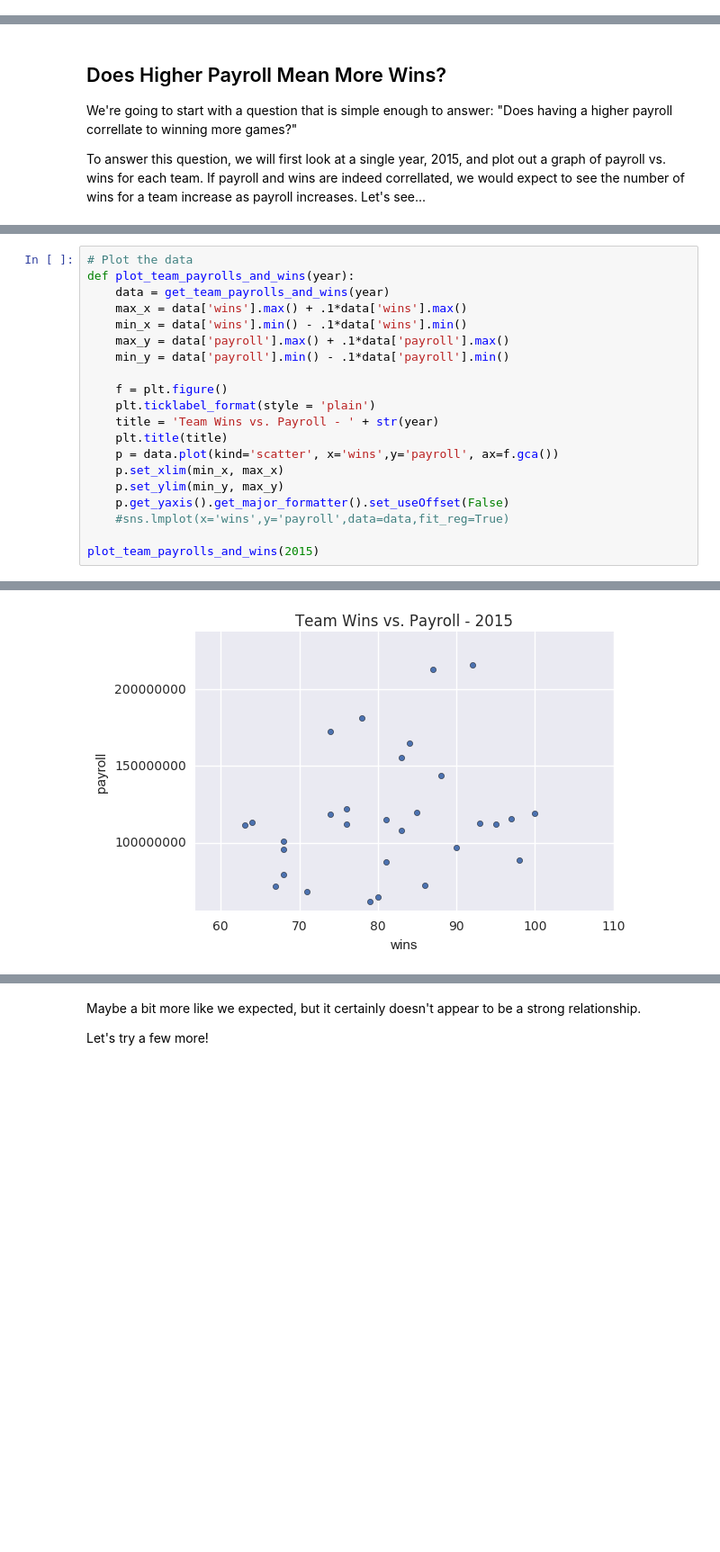
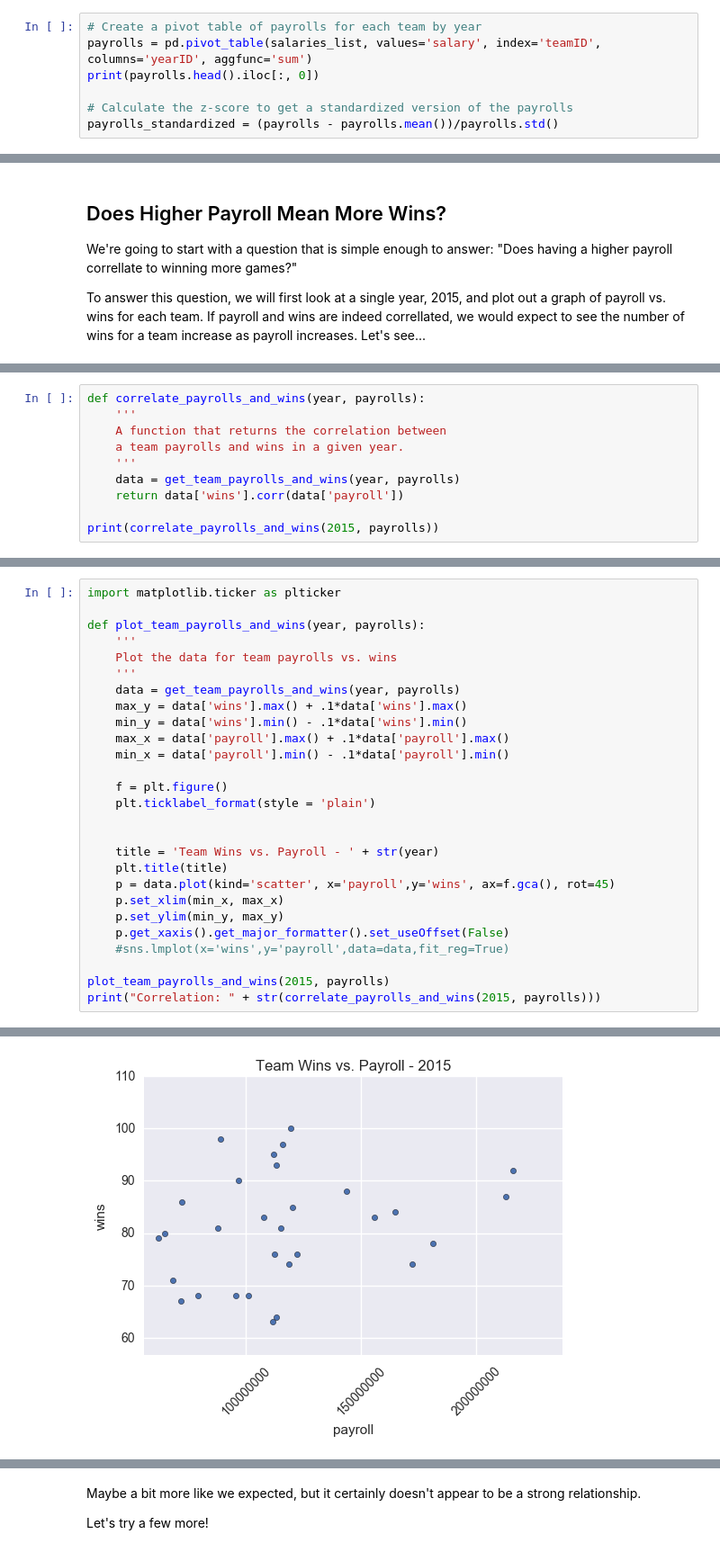
Before and after one commit to Mattymar/baseball-trends-project, a Jupyter notebook: BaseballAnalysis.ipynb, the cells around one changed output, grey strips where cells are left out. Shown at 90% size. Cells and saved outputs as stored; diff of their text form; blank space fills up the shorter version.

```diff
--- a/BaseballAnalysis.ipynb
+++ b/BaseballAnalysis.ipynb
@@ -37,0 +34,7 @@ teams_list = pd.read_csv('baseballdatabank-master/core/Teams.csv')
+# %%
+# Create a pivot table of payrolls for each team by year
+payrolls = pd.pivot_table(salaries_list, values='salary', index='teamID', columns='yearID', aggfunc='sum')
+print(payrolls.head().iloc[:, 0])
+
+# Calculate the z-score to get a standardized version of the payrolls
+payrolls_standardized = (payrolls - payrolls.mean())/payrolls.std()
@@ -117,0 +126,10 @@ max    100.000000  2.157920e+08
+# %%
+def correlate_payrolls_and_wins(year, payrolls):
+    '''
+    A function that returns the correlation between
+    a team payrolls and wins in a given year.
+    '''
+    data = get_team_payrolls_and_wins(year, payrolls)
+    return data['wins'].corr(data['payroll'])
+
+print(correlate_payrolls_and_wins(2015, payrolls))
@@ -118,21 +138,28 @@ max    100.000000  2.157920e+08
 # %%
-# Plot the data
-def plot_team_payrolls_and_wins(year):
-    data = get_team_payrolls_and_wins(year)
-    max_x = data['wins'].max() + .1*data['wins'].max()
-    min_x = data['wins'].min() - .1*data['wins'].min()
-    max_y = data['payroll'].max() + .1*data['payroll'].max()
-    min_y = data['payroll'].min() - .1*data['payroll'].min()
+import matplotlib.ticker as plticker
+
+def plot_team_payrolls_and_wins(year, payrolls):
+    '''
+    Plot the data for team payrolls vs. wins
+    '''
+    data = get_team_payrolls_and_wins(year, payrolls)
+    max_y = data['wins'].max() + .1*data['wins'].max()
+    min_y = data['wins'].min() - .1*data['wins'].min()
+    max_x = data['payroll'].max() + .1*data['payroll'].max()
+    min_x = data['payroll'].min() - .1*data['payroll'].min()
 
     f = plt.figure()
     plt.ticklabel_format(style = 'plain')
+
+
     title = 'Team Wins vs. Payroll - ' + str(year)
     plt.title(title)
-    p = data.plot(kind='scatter', x='wins',y='payroll', ax=f.gca())
+    p = data.plot(kind='scatter', x='payroll',y='wins', ax=f.gca(), rot=45)
     p.set_xlim(min_x, max_x)
     p.set_ylim(min_y, max_y)
-    p.get_yaxis().get_major_formatter().set_useOffset(False)
+    p.get_xaxis().get_major_formatter().set_useOffset(False)
     #sns.lmplot(x='wins',y='payroll',data=data,fit_reg=True)
 
-plot_team_payrolls_and_wins(2015)
+plot_team_payrolls_and_wins(2015, payrolls)
+print("Correlation: " + str(correlate_payrolls_and_wins(2015, payrolls)))
 # %% [output]
@@ -139,2 +167,2 @@ plot_team_payrolls_and_wins(2015)
-[figure, old version]
+[figure, new version]
 # %% [markdown]
```
Also changed, not shown: parts of 68 cells of this notebook.
